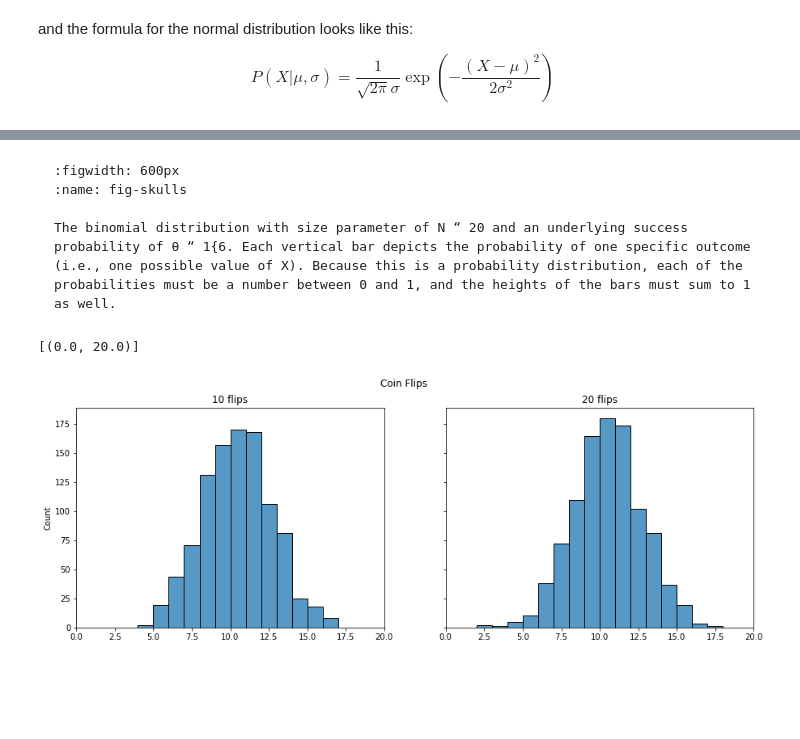
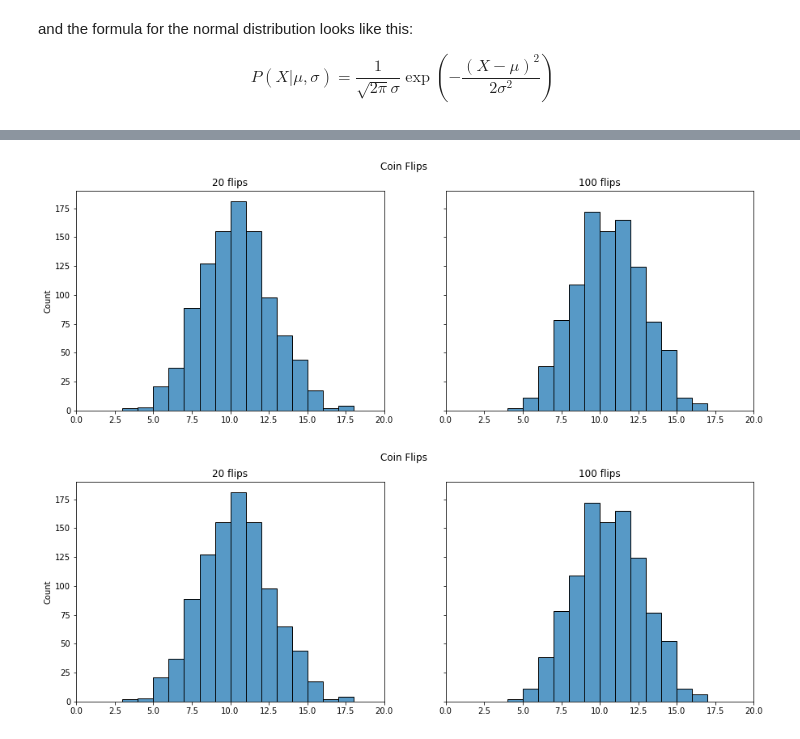
Before and after one commit to ethanweed/pythonbook, a Jupyter notebook: Book/_build/jupyter_execute/04.02-probability.ipynb, the cells around one changed output, grey strips where cells are left out. Cells and saved outputs as stored; diff of their text form; code cells hidden in the pictures; blank space fills up the shorter version.

Commit message:
cleaned up part 4 chapter 2 through binomial distribution

````diff
--- a/Book/_build/jupyter_execute/04.02-probability.ipynb
+++ b/Book/_build/jupyter_execute/04.02-probability.ipynb
@@ -298,30 +300,26 @@ glue("skulls-fig", skulls, display=False)
-# %% [markdown]
-```{glue:figure} skulls_fig
-:figwidth: 600px
-:name: fig-skulls
-
-The binomial distribution with size parameter of N “ 20 and an underlying success probability of θ “ 1{6. Each vertical bar depicts the probability of one specific outcome (i.e., one possible value of X). Because this is a probability distribution, each of the probabilities must be a number between 0 and 1, and the heights of the bars must sum to 1 as well.
-```
 # %%
 from numpy import random
 import matplotlib.pyplot as plt
 import seaborn as sns
 
 x_20 = random.binomial(n=20, p=1/2, size=1000)
 x_100 = random.binomial(n=20, p=1/2, size=1000)
 
 fig, axes = plt.subplots(1, 2, figsize=(15, 5), sharey=True)
 fig.suptitle('Coin Flips')
 
-# 10 flips
+# 20 flips
 sns.histplot(x_20, bins=20,binwidth=1,ax=axes[0])
-axes[0].set_title('10 flips')
+axes[0].set_title('20 flips')
 axes[0].set(xlim=(0,20))
 
-# 20 flips
+# 100 flips
 sns.histplot(x_100, bins=20,binwidth=1, ax=axes[1])
-axes[1].set_title('20 flips')
+axes[1].set_title('100 flips')
 axes[1].set(xlim=(0,20))
+
+
+glue("fig-binomial", fig, display=False)
 # %% [output]
-[(0.0, 20.0)]
-[figure, old version]
+[figure, new version]
+[figure, added]
````
Also changed, not shown: parts of 14 cells of this notebook, 21 other files.
